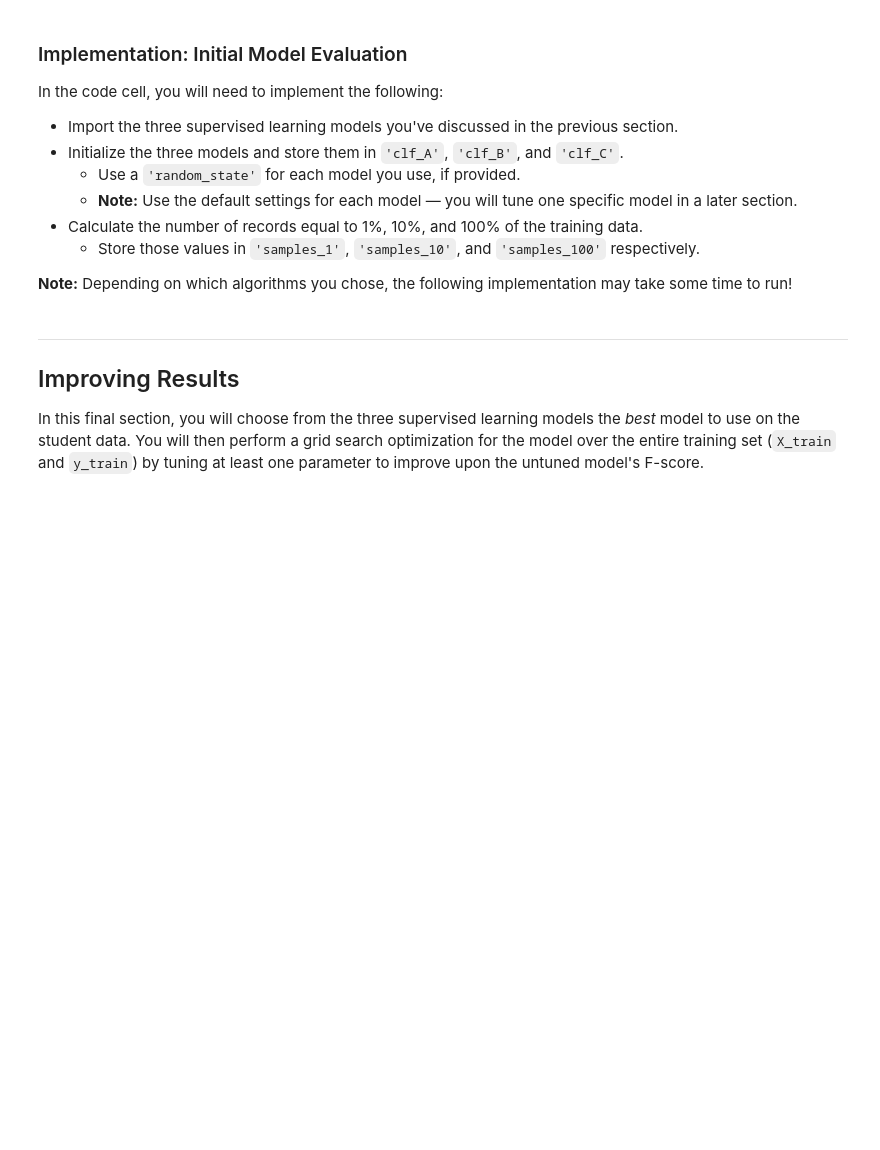
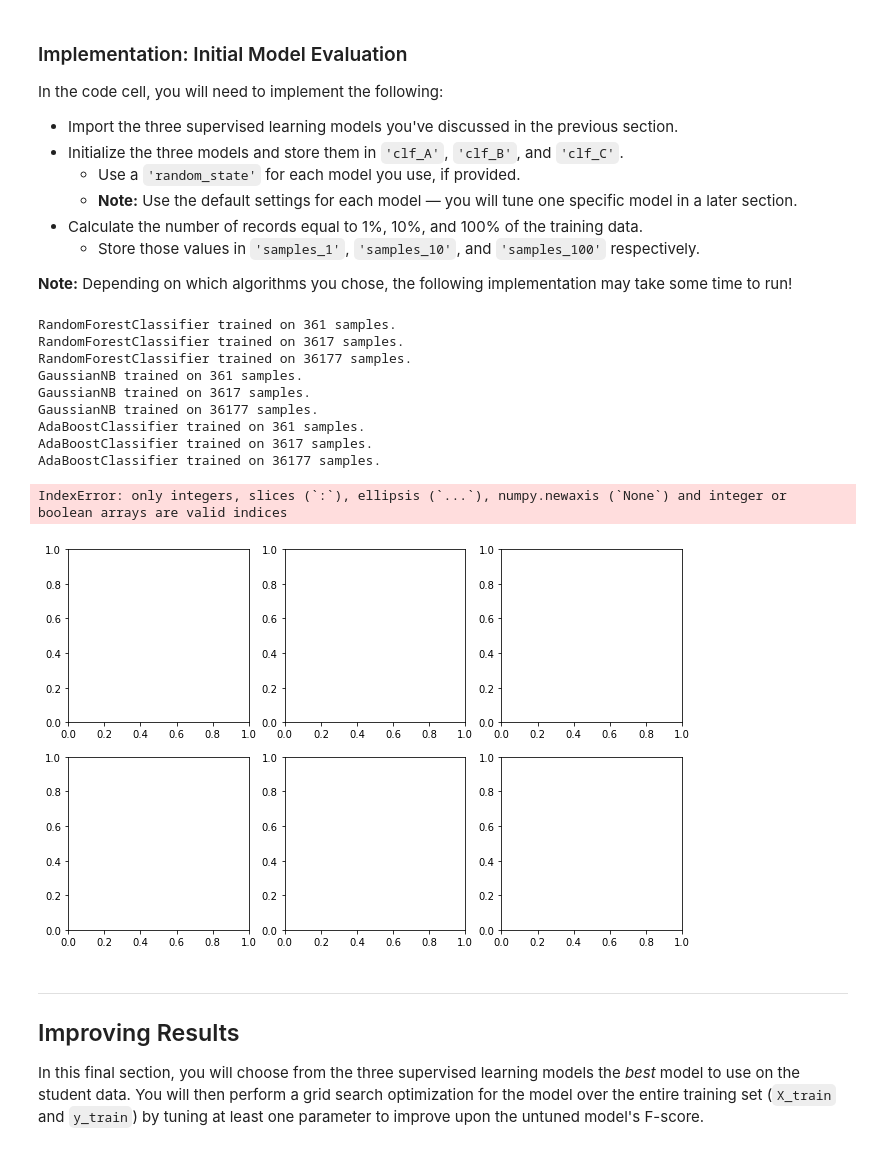
Before and after one commit to aymen-mouelhi/finding_donors, a Jupyter notebook: finding_donors.ipynb, the cells around one changed output. Cells and saved outputs as stored; diff of their text form; code cells hidden in the pictures; blank space fills up the shorter version.

```diff
--- a/finding_donors.ipynb
+++ b/finding_donors.ipynb
@@ -167,8 +167,10 @@ features_final = pd.get_dummies(data=features_log_minmax_transform, columns=cate
 # TODO: Encode the 'income_raw' data to numerical values
 income = pd.get_dummies(income_raw)
 
-income_raw = income[1]
-income = income_raw
+#income_raw = income[1]
+#income = income_raw
+
+income = income_raw.replace(["<=50K",">50K"],[0,1])
 
 # Print the number of features after one-hot encoding
 encoded = list(features_final.columns)
@@ -389,31 +398,44 @@ In the code cell, you will need to implement the following:
 **Note:** Depending on which algorithms you chose, the following implementation may take some time to run!
 # %%
 # TODO: Import the three supervised learning models from sklearn
+from sklearn.ensemble import RandomForestClassifier
+from sklearn.naive_bayes import GaussianNB
+from sklearn.ensemble import AdaBoostClassifier
+
 
 # TODO: Initialize the three models
-clf_A = None
-clf_B = None
-clf_C = None
+clf_A = RandomForestClassifier(random_state=543)
+clf_B = GaussianNB()
+clf_C = AdaBoostClassifier(random_state=543)
 
 # TODO: Calculate the number of samples for 1%, 10%, and 100% of the training data
-# HINT: samples_100 is the entire training set i.e. len(y_train)
-# HINT: samples_10 is 10% of samples_100
-# HINT: samples_1 is 1% of samples_100
-samples_100 = None
-samples_10 = None
-samples_1 = None
+samples_1 = int(0.01*len(X_train))
+samples_10 = int(0.1*len(X_train))
+samples_100 = int(1*len(X_train))
 
 # Collect results on the learners
 results = {}
 for clf in [clf_A, clf_B, clf_C]:
     clf_name = clf.__class__.__name__
     results[clf_name] = {}
     for i, samples in enumerate([samples_1, samples_10, samples_100]):
         results[clf_name][i] = \
         train_predict(clf, samples, X_train, y_train, X_test, y_test)
 
 # Run metrics visualization for the three supervised learning models chosen
 vs.evaluate(results, accuracy, fscore)
+# %% [output]
+RandomForestClassifier trained on 361 samples.
+RandomForestClassifier trained on 3617 samples.
+RandomForestClassifier trained on 36177 samples.
+GaussianNB trained on 361 samples.
+GaussianNB trained on 3617 samples.
+GaussianNB trained on 36177 samples.
+AdaBoostClassifier trained on 361 samples.
+AdaBoostClassifier trained on 3617 samples.
+AdaBoostClassifier trained on 36177 samples.
+IndexError: only integers, slices (`:`), ellipsis (`...`), numpy.newaxis (`None`) and integer or boolean arrays are valid indices
+[figure, added]
 # %% [markdown]
 ----
 ## Improving Results
```
Also changed, not shown: parts of 2 cells of this notebook.
